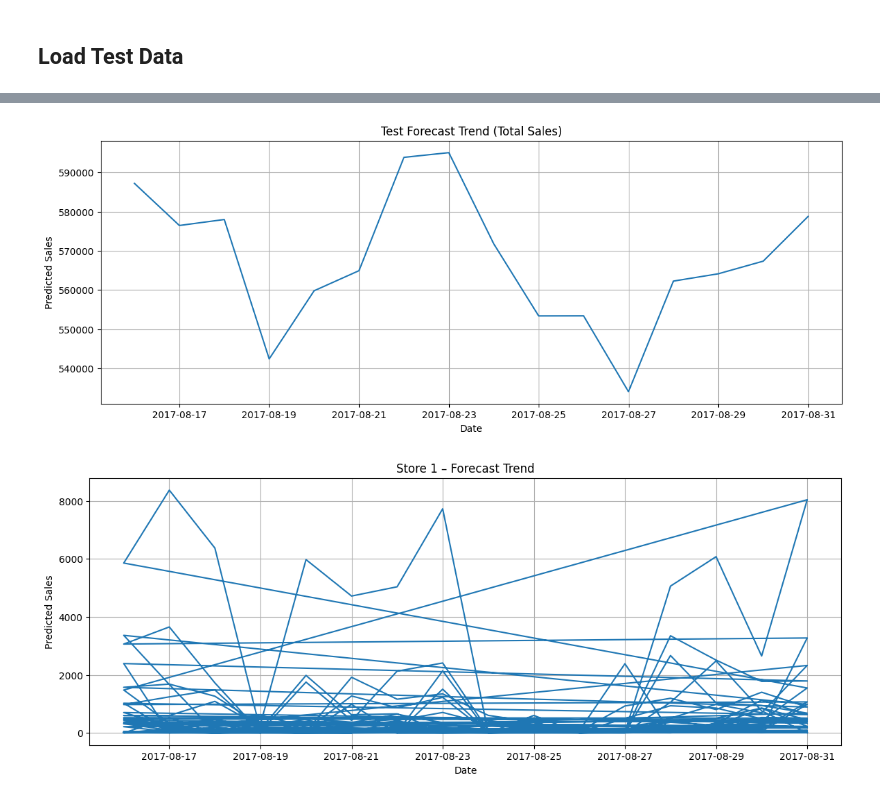
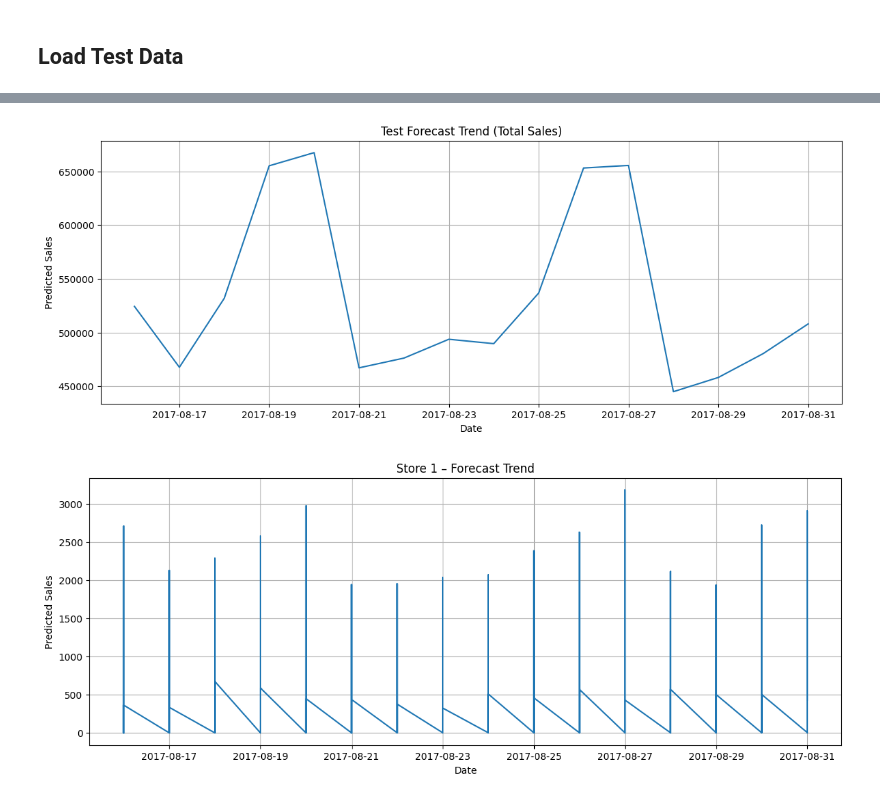
Before and after one commit to sabin74/Enterprise-Intelligent-Demand-Forecasting-Decision-Optimization-Platform, a Jupyter notebook: notebooks/09_test_set_prediction.ipynb, the cells around one changed output, grey strips where cells are left out. Saved outputs shown, nothing was run; the diff lists cells and outputs as text; code cells hidden in the pictures.

```diff
--- a/notebooks/09_test_set_prediction.ipynb
+++ b/notebooks/09_test_set_prediction.ipynb
@@ -149,0 +169,4 @@ def generate_oil_features(history, current_rows, lags):
+# %%
+# Training Feature List
+DROP_COLS = ["id", "date", "sales", "sales_log"]
+TRAIN_FEATURES = [c for c in train.columns if c not in DROP_COLS]
@@ -150,9 +191,6 @@ def generate_oil_features(history, current_rows, lags):
 # %%
-# Recursive Test Feature Generation Loop
-LAGS  = [1, 7, 14, 28]
-ROLLS = [7, 14, 28]
-
-test_preds_list = []
+# Recursive Test Prediction Loop
+test_preds = []
 test_dates = sorted(test["date"].unique())
 
 for current_date in test_dates:
@@ -165,14 +203,25 @@ for current_date in test_dates:
     test_day = generate_promo_features(temp_history, test_day, [1,7], ROLLS)
     test_day = generate_oil_features(temp_history, test_day, [7,14,28])
 
-    # BACKFILL INSTEAD OF DROP
-    test_day = test_day.bfill().ffill()
+    # Safe filling
+    sales_cols = [c for c in test_day if "sales_" in c]
+    test_day[sales_cols] = test_day[sales_cols].fillna(0)
+    test_day = test_day.ffill().bfill()
+
+    # Predict
+    test_day["sales"] = predict_from_bundle(
+        test_day[TRAIN_FEATURES], bundle
+    )
+
+    # Update history with predictions
+    history_df = pd.concat([history_df, test_day], ignore_index=True)
 
     test_preds.append(test_day)
 # %%
-# Final Test Features
-test_feature_full = pd.concat(test_preds).reset_index(drop=True)
-test_feature_full = reduce_mem_usage(test_feature_full)
+# Final Test Prediction
+test_final = pd.concat(test_preds).reset_index(drop=True)
+test_final["sales_pred"] = test_final["sales"]
 
-print("Test Feature Shape: ", test_feature_full.shape)
+print("Final Test Shape:", test_final.shape)
+test_final[["date","store_nbr","family","sales_pred"]].head()
 # %% [output]
@@ -263,12 +235,8 @@ test[["date", "store_nbr", "family", "sales_pred"]].head()
 # %%
 # Plot Test Forecast Trend
-daily_forecast = (
-    test.groupby("date")["sales_pred"]
-    .sum()
-    .reset_index()
-)
+daily_forecast = test_final.groupby("date")["sales_pred"].sum().reset_index()
 
-plt.figure(figsize=(14, 5))
+plt.figure(figsize=(14,5))
 plt.plot(daily_forecast["date"], daily_forecast["sales_pred"])
 plt.title("Test Forecast Trend (Total Sales)")
 plt.xlabel("Date")
@@ -276,19 +244,19 @@ plt.ylabel("Predicted Sales")
 plt.grid(True)
 plt.show()
 # %% [output]
-[figure, old version]
+[figure, new version]
 # %%
 # Store-wise Forecast Plot
-sample_store = test["store_nbr"].iloc[0]
+sample_store = test_final["store_nbr"].iloc[0]
 
-store_forecast = test[test["store_nbr"] == sample_store]
+store_forecast = test_final[test_final["store_nbr"] == sample_store]
 
 plt.figure(figsize=(14, 5))
 plt.plot(store_forecast["date"], store_forecast["sales_pred"])
 plt.title(f"Store {sample_store} – Forecast Trend")
 plt.xlabel("Date")
 plt.ylabel("Predicted Sales")
 plt.grid(True)
 plt.show()
 # %% [output]
-[figure, old version]
+[figure, new version]
```
Also changed, not shown: parts of 19 cells of this notebook.
